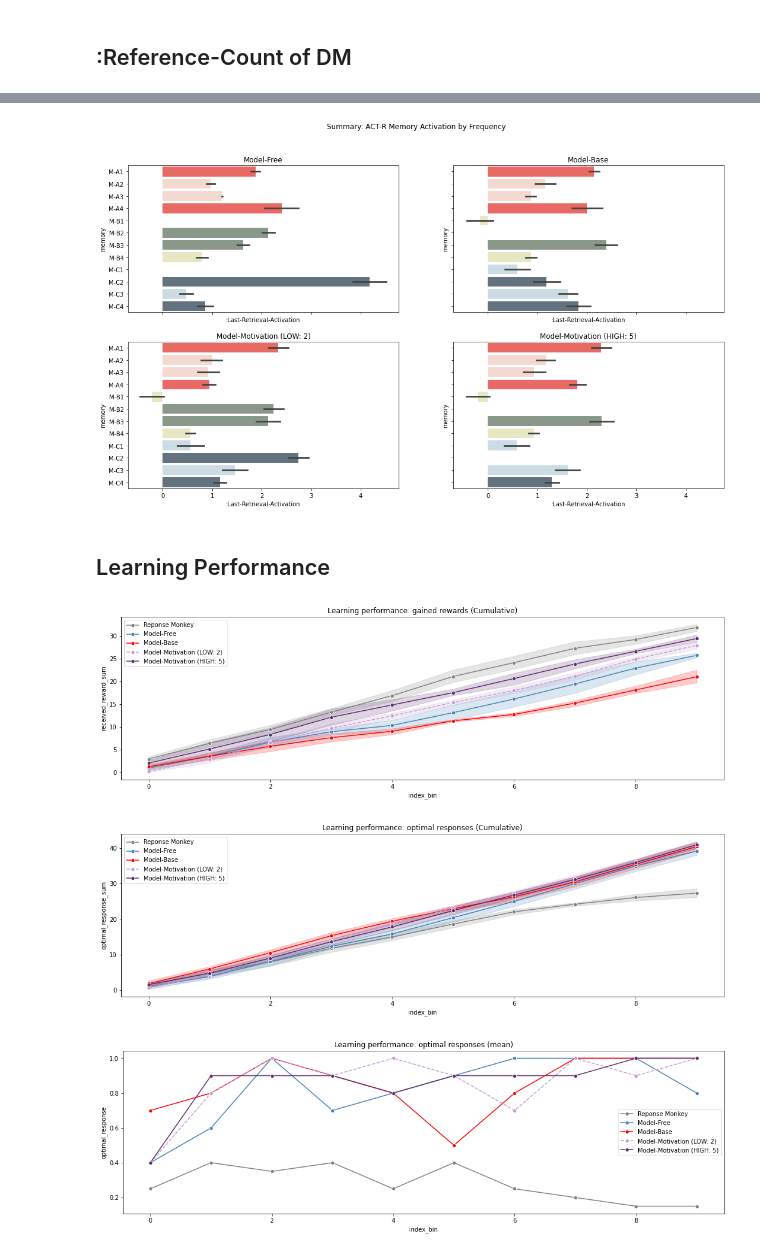
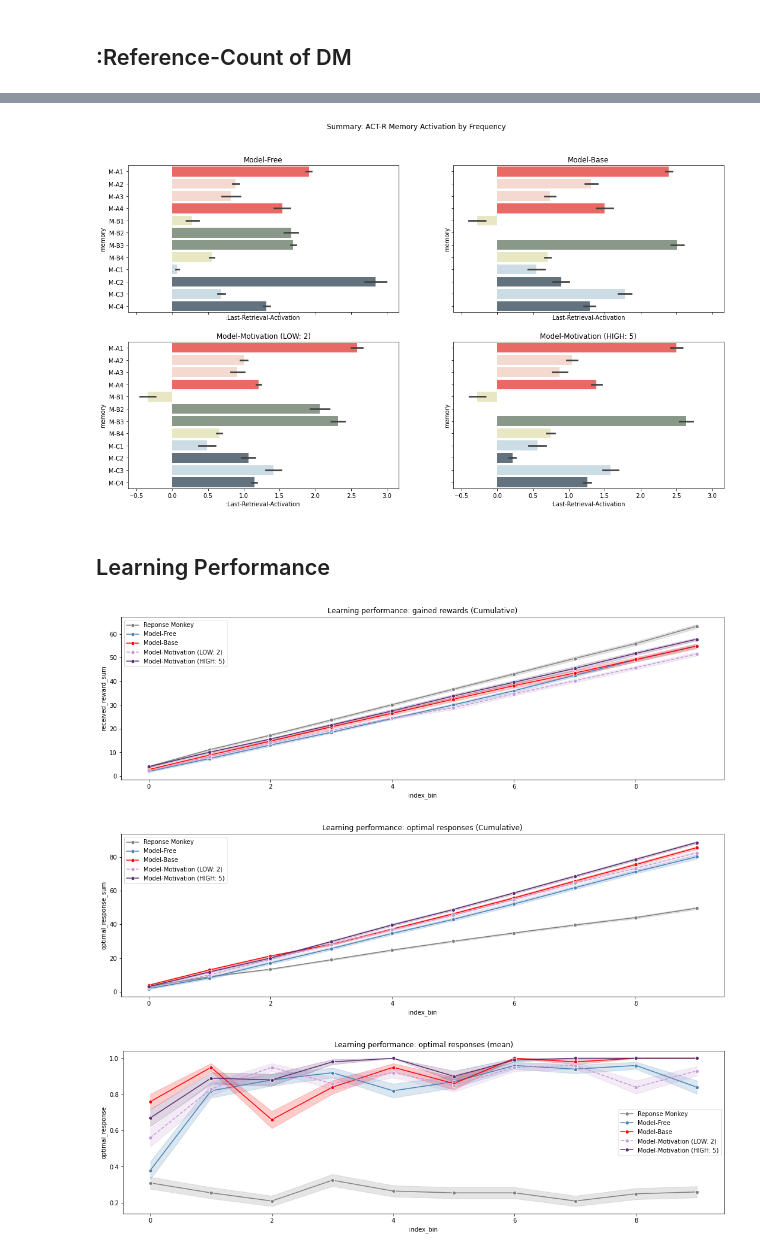
Before and after one commit to yangyuxue2333/ACTR-MarkovTask, a Jupyter notebook: analysis/analysis_models.ipynb, the cells around one changed output, grey strips where cells are left out. Saved outputs shown, nothing was run; the diff lists cells and outputs as text; code cells hidden in the pictures.

```diff
--- a/analysis/analysis_models.ipynb
+++ b/analysis/analysis_models.ipynb
@@ -61,12 +61,12 @@ def simulate_stay_probability(model="markov-model1", epoch=1, n=20, task_params=
     beh_list, state1stay_list, utrace_list, atrace_list = [], [], [], []
 
     for i in tqdm(range(epoch)):
-        m = simulate(model=model, n=n, task_params=task_params, actr_params=actr_params, thresh=.7)
+        m = simulate(model=model, n=n, task_params=task_params, actr_params=actr_params, thresh=.6)
         # m = MarkovACTR(setup=False)
         # m.setup(model, verbose=False,
         #         task_params=task_params,
         #         actr_params=actr_params)
-        # if (i==0): print(m)
+        if (i==0): print(m)
         # m.run_experiment(n)
 
 
@@ -109,8 +109,8 @@ r1, r2 = 2, 5
 task_params1={'REWARD': {'B1': r1, 'B2': r1, 'C1': r1, 'C2': r1}}
 task_params2={'REWARD': {'B1': r2, 'B2': r2, 'C1': r2, 'C2': r2}}
 actr_params={'seed':'[100, 0]',  'ans': 0.2, 'egs':0.2, 'lf':0.5, 'bll':0.5}
-e=2
-n=50
+e=10
+n=100
 # %%
 df0, df0_state1stay = simulate_response_monkey(model='markov-monkey', epoch=e, n=n)
 df1, df1_state1stay, df1_utrace, df1_atrace = simulate_stay_probability(model="markov-model1", epoch=e, n=n, task_params=task_params, actr_params=actr_params)
@@ -432,7 +432,7 @@ axes[1][1].set_title('Model-Motivation (HIGH: %.d)' % (df32['received_reward'].m
 
 plt.show()
 # %% [output]
-[figure, old version]
+[figure, new version]
 # %% [markdown]
 ## Learning Performance
 # %%
@@ -445,7 +445,7 @@ ax=sns.lineplot(data=df32, x='index_bin', y='received_reward_sum', label='Model-
 plt.title('Learning performance: gained rewards (Cumulative)')
 plt.show()
 # %% [output]
-[figure, old version]
+[figure, new version]
 # %%
 fig, ax = plt.subplots(1,1, figsize=(18,5))
 
@@ -458,20 +458,20 @@ ax=sns.lineplot(data=df32, x='index_bin', y='optimal_response_sum', label='Model
 plt.title('Learning performance: optimal responses (Cumulative)')
 plt.show()
 # %% [output]
-[figure, old version]
+[figure, new version]
 # %%
 fig, ax = plt.subplots(1,1, figsize=(18,5))
 
-ax=sns.lineplot(data=df0, x='index_bin', y='optimal_response', label='Reponse Monkey', color='gray', marker='o', errorbar=None)
-ax=sns.lineplot(data=df1, x='index_bin', y='optimal_response', label='Model-Free', color='steelblue', marker='o', errorbar=None)
-ax=sns.lineplot(data=df2, x='index_bin', y='optimal_response', label='Model-Base', color='red', marker='o', errorbar=None)
-ax=sns.lineplot(data=df31, x='index_bin', y='optimal_response', label='Model-Motivation (LOW: %.d)' % (df31['received_reward'].max()), color='#C39BD3', linestyle='--', marker='o', errorbar=None)
-ax=sns.lineplot(data=df32, x='index_bin', y='optimal_response', label='Model-Motivation (HIGH: %.d)' % (df32['received_reward'].max()), color='#5B2C6F', marker='o', errorbar=None)
+ax=sns.lineplot(data=df0, x='index_bin', y='optimal_response', label='Reponse Monkey', color='gray', marker='o', errorbar='se')
+ax=sns.lineplot(data=df1, x='index_bin', y='optimal_response', label='Model-Free', color='steelblue', marker='o', errorbar='se')
+ax=sns.lineplot(data=df2, x='index_bin', y='optimal_response', label='Model-Base', color='red', marker='o', errorbar='se')
+ax=sns.lineplot(data=df31, x='index_bin', y='optimal_response', label='Model-Motivation (LOW: %.d)' % (df31['received_reward'].max()), color='#C39BD3', linestyle='--', marker='o', errorbar='se')
+ax=sns.lineplot(data=df32, x='index_bin', y='optimal_response', label='Model-Motivation (HIGH: %.d)' % (df32['received_reward'].max()), color='#5B2C6F', marker='o', errorbar='se')
 
 plt.title('Learning performance: optimal responses (mean)')
 plt.show()
 # %% [output]
-[figure, old version]
+[figure, new version]
 # %%
 fig, axes = plt.subplots(2,2, figsize=(18,10), sharex=True, sharey=True)
 fig.suptitle('Summary: Optimal Resopnse Performance (Binned Mean)')
```
Also changed, not shown: parts of 10 cells of this notebook.
